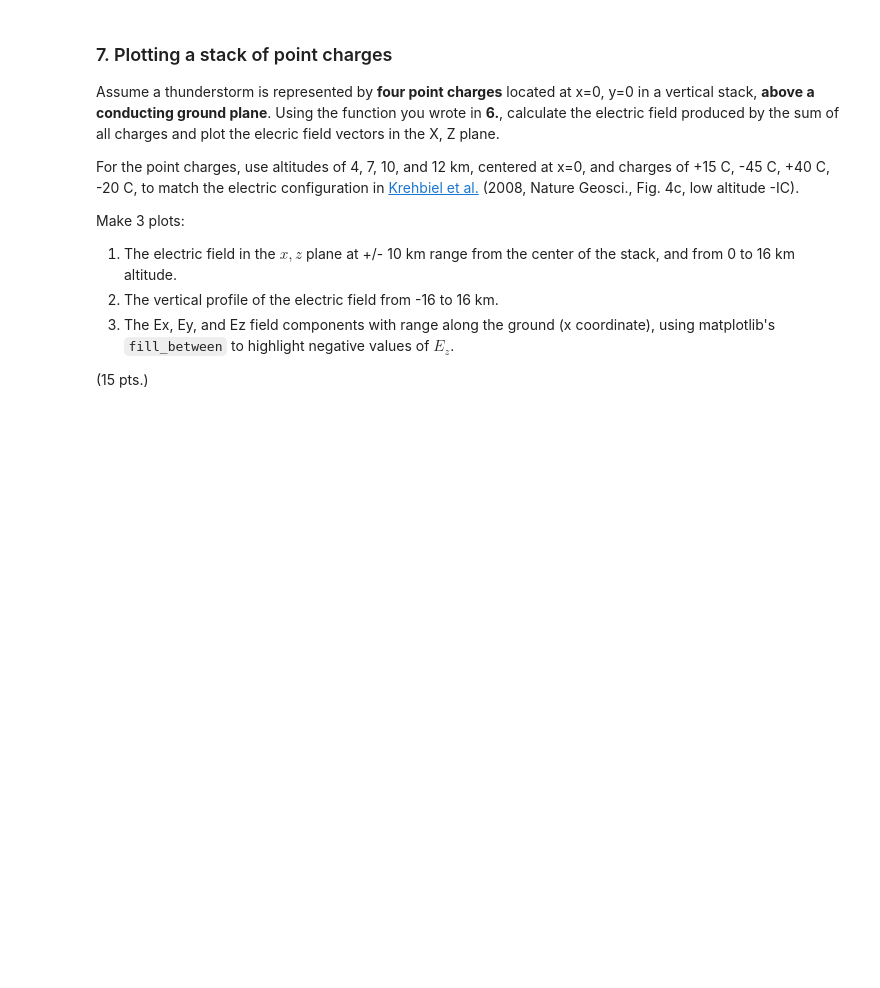
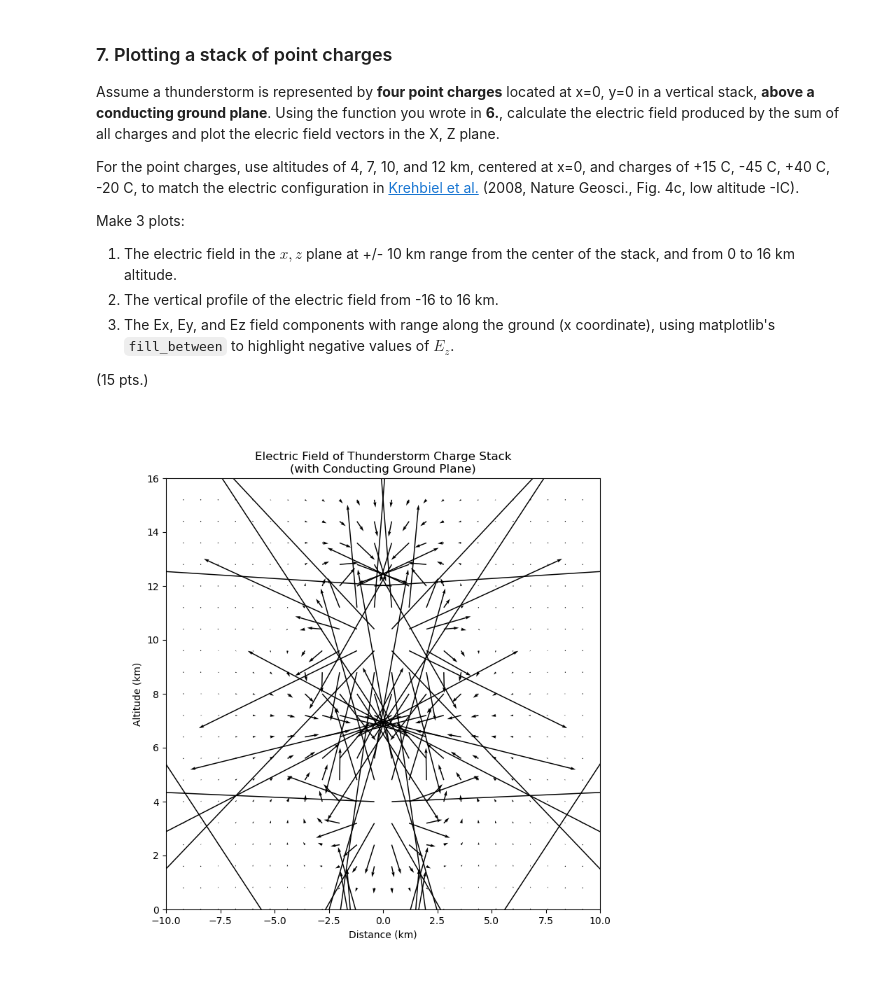
Before and after one commit to anbenz/Electricity, a Jupyter notebook: hw2.ipynb, the cells around one changed output. Cells and saved outputs as stored; diff of their text form; code cells hidden in the pictures; blank space fills up the shorter version.

```diff
--- a/hw2.ipynb
+++ b/hw2.ipynb
@@ -142,3 +329,22 @@ def point_E(r, r_0, q):
+# %%
+import numpy as np
+import matplotlib.pyplot as plt
+
+epsilon = 8.854e-12
+
+def point_E(r, r0, q):
+    """
+    Returns the electric field at (x,y,z) = r.
+    produced by a point charge q at (x0, y0, z0) = r0.
+
+    Units:
+    """
+    R = r - r0
+    Rmag = np.linalg.norm(R, axis=-1, keepdims=True)
+    Rmag[Rmag == 0] = np.nan
+
+    E = (1/(4*np.pi*epsilon)) * q * R / (Rmag**3)
+    return E
 # %% [markdown]
 ### 7. Plotting a stack of point charges
 
@@ -157,3 +363,42 @@ x = np.arange(-10e3, 10e3, .2e3, dtype=float)
 z = np.arange(-16e3, 16e3, .2e3, dtype=float)
 X, Z = np.meshgrid(x,z)
 Y = np.zeros_like(X)
+# %%
+
+q = np.array([15, -45, 40, -20])
+z_heights = np.array([4, 7, 10, 12]) * 1000
+r0 = np.zeros((4,3))
+r0[:,2] = z_heights
+r = np.stack([X, Y, Z], axis=-1)
+
+E_total = np.zeros_like(r)
+
+for i in range(len(q)):
+    E_total += point_E(r, r0[i], q[i])
+
+    r_image = r0[i].copy()
+    r_image[2] *= -1
+    E_total += point_E(r, r_image, -q[i])
+
+Ex = E_total[...,0]
+Ez = E_total[...,2]
+
+plt.figure(figsize=(8,8))
+skip = 4
+
+plt.quiver(X[::skip,::skip]/1000,
+           Z[::skip,::skip]/1000,
+           Ex[::skip,::skip],
+           Ez[::skip,::skip],
+           scale=5e5)
+
+plt.xlabel("Distance (km)")
+plt.ylabel("Altitude (km)")
+plt.title("Electric Field of Thunderstorm Charge Stack\n(with Conducting Ground Plane)")
+
+plt.xlim(-10,10)
+plt.ylim(0,16)
+
+plt.show()
+# %% [output]
+[figure, added]
```
Also changed, not shown: parts of 12 cells of this notebook.
